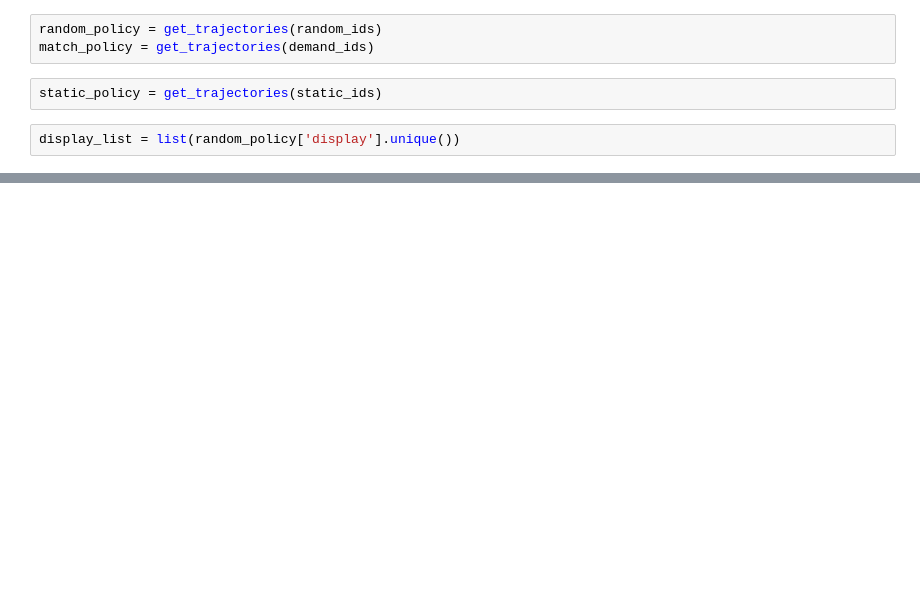
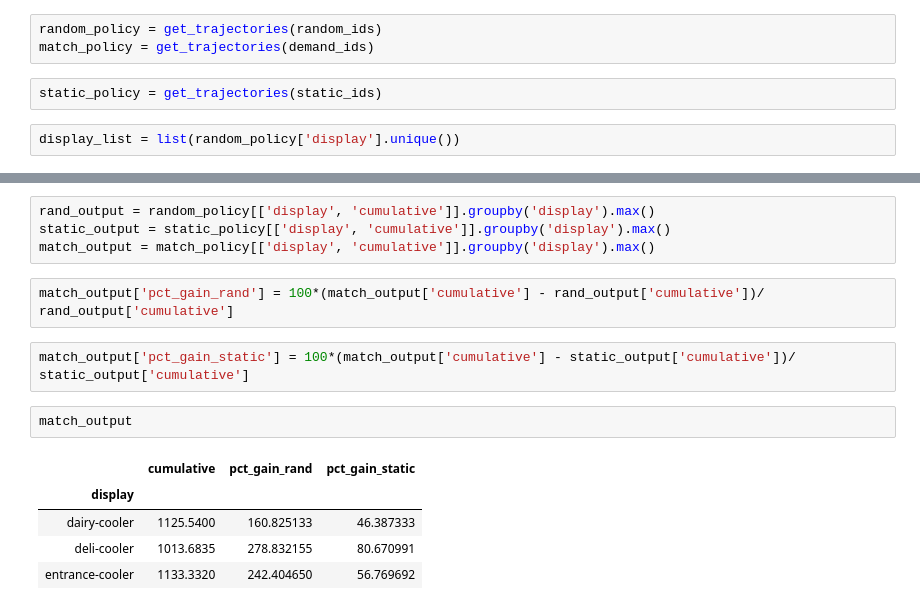
Before and after one commit to porterjenkins/demand-simulation, a Jupyter notebook: eda/comparisons.ipynb, the cells around one changed output, grey strips where cells are left out. Drawn from its saved outputs; the diff is of its cells as text; blank space fills up the shorter version.

```diff
--- a/eda/comparisons.ipynb
+++ b/eda/comparisons.ipynb
@@ -72,0 +131,16 @@ for d in display_list:
+# %%
+rand_output = random_policy[['display', 'cumulative']].groupby('display').max()
+static_output = static_policy[['display', 'cumulative']].groupby('display').max()
+match_output = match_policy[['display', 'cumulative']].groupby('display').max()
+# %%
+match_output['pct_gain_rand'] = 100*(match_output['cumulative'] - rand_output['cumulative'])/ rand_output['cumulative']
+# %%
+match_output['pct_gain_static'] = 100*(match_output['cumulative'] - static_output['cumulative'])/ static_output['cumulative']
+# %%
+match_output
+# %% [output]
+|  | cumulative | pct_gain_rand | pct_gain_static |
+| display |  |  |  |
+| dairy-cooler | 1125.5400 | 160.825133 | 46.387333 |
+| deli-cooler | 1013.6835 | 278.832155 | 80.670991 |
+| entrance-cooler | 1133.3320 | 242.404650 | 56.769692 |
```
Also changed, not shown: parts of 14 cells of this notebook, 1 other file.
